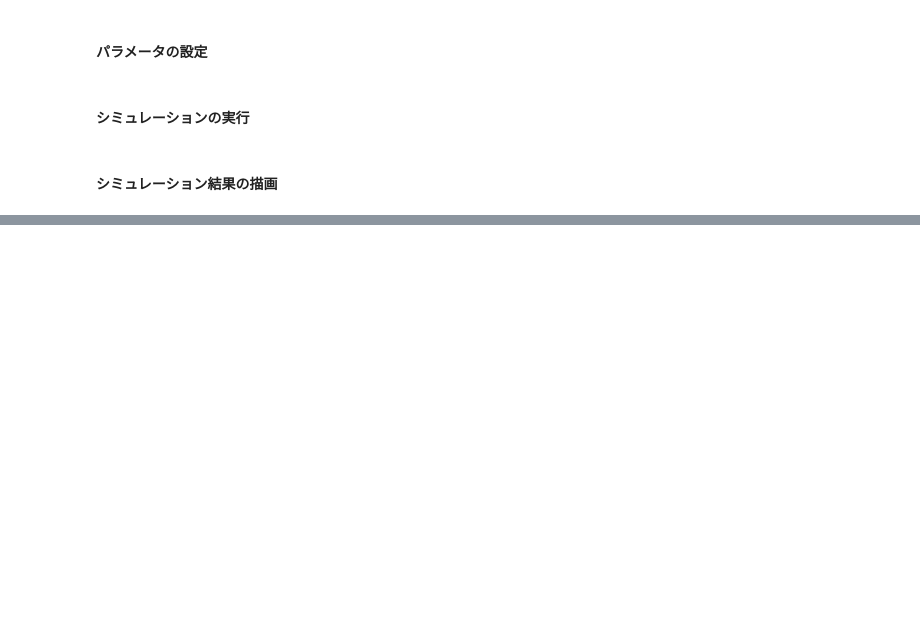
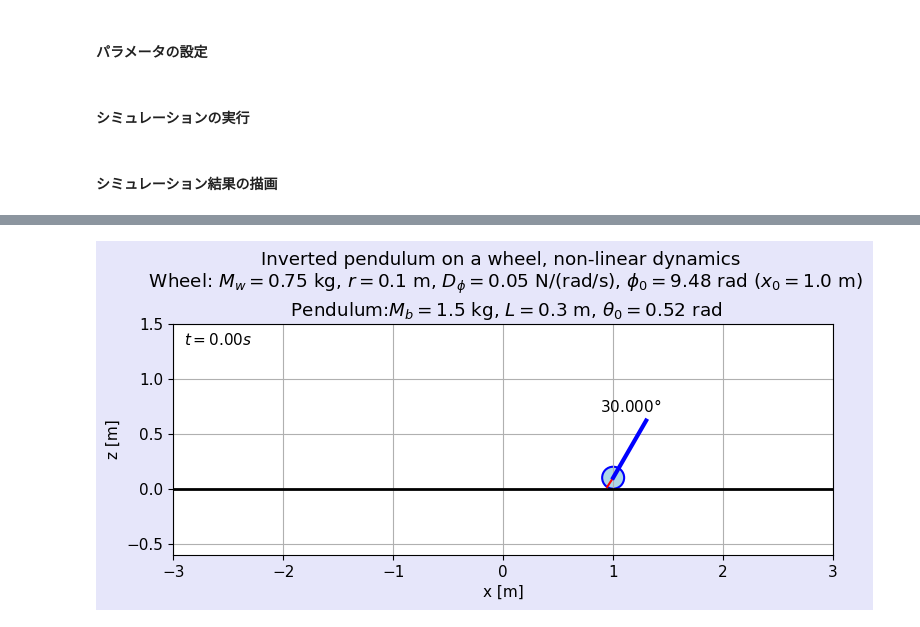
Before and after one commit to HoneyMack/wheel_inverted_pendulum, a Jupyter notebook: motor_driven_wheeled_inverted_pendulum_simulation.ipynb, the cells around one changed output, grey strips where cells are left out. Drawn from its saved outputs; the diff is of its cells as text; code cells hidden in the pictures; blank space fills up the shorter version.

```diff
--- a/motor_driven_wheeled_inverted_pendulum_simulation.ipynb
+++ b/motor_driven_wheeled_inverted_pendulum_simulation.ipynb
@@ -910,0 +906,67 @@ plot_time_domain(subtitle, t_points, data_list, labels_list)
+# %%
+# アニメーションを描画
+
+# カラーマップ
+cmap = plt.get_cmap("tab10")
+
+# プロット
+plt.rcParams["font.size"] = 11
+fig, ax = plt.subplots(1, 1, figsize=(9, 3))
+fig.patch.set_facecolor("lavender")
+
+ax.set_aspect("equal")
+
+# グラフのプロパティの設定
+subtitle = f"Inverted pendulum on a wheel, non-linear dynamics \n \
+Wheel: $M_w = {M_w}$ kg, $r = {r}$ m, $D_\\phi = {D_phi}$ N/(rad/s), \
+$\\phi_0= {phi_init:.2f}$ rad ($x_0 = {r * (theta_init + phi_init):.1f}$ m)\n \
+Pendulum:$M_b = {M_b}$ kg, $L = {L}$ m, $\\theta_0 = {theta_init:.2f}$ rad"
+
+plot_scale = 3
+
+set_axis_properties(ax,[-plot_scale, plot_scale], [-plot_scale/5, plot_scale/2], "x [m]", "z [m]", subtitle, grid=True)
+
+
+# アニメーションレンダリング
+
+# 時刻表示
+text_time = ax.text(
+    -plot_scale + 0.1,
+    plot_scale / 2 - plot_scale / 20,
+    f"$t = {t_points[0]:.2f} s$",
+    va="center",
+)
+
+# 床描画
+ax.plot([-10, 10], [0, 0], lw=2, color="black")
+
+# 車輪描画
+wheel = patches.Circle(xy=(x_hist[0], r), radius=r, lw=1.5, ec="blue", fc="lightblue")
+ax.add_patch(wheel)
+
+#　車輪角度マーカー（車輪の回転角度を把握するための線分）を車輪に描画
+(line_angle,) = ax.plot(
+   [x_hist[0], x_hist[0] + r * np.sin(theta_hist[0] + phi_hist[0])],
+   [r, r + r * np.cos(theta_hist[0] + phi_hist[0])],
+   lw=1.5,
+   c="red",
+)
+
+# 車体描画
+(pendulum,) = ax.plot(
+   [x_hist[0], x_hist[0] + 2 * L * np.sin(theta_hist[0])],
+   [r, r + 2 * L * np.cos(theta_hist[0])],
+   lw=3,
+   color="blue",
+)
+
+# 車体の傾斜角度描画
+text_angle = ax.text(
+    x_hist[0] + 1.1 * L * np.sin(theta_hist[0]),
+    r + 2 * L * 1.1 * np.cos(theta_hist[0]),
+    f"${np.degrees(theta_hist[0]):.3f}\degree$",
+    ha="center",
+    va="bottom",
+)
+# %% [output]
+[figure, added]
```
Also changed, not shown: parts of 7 cells of this notebook.
